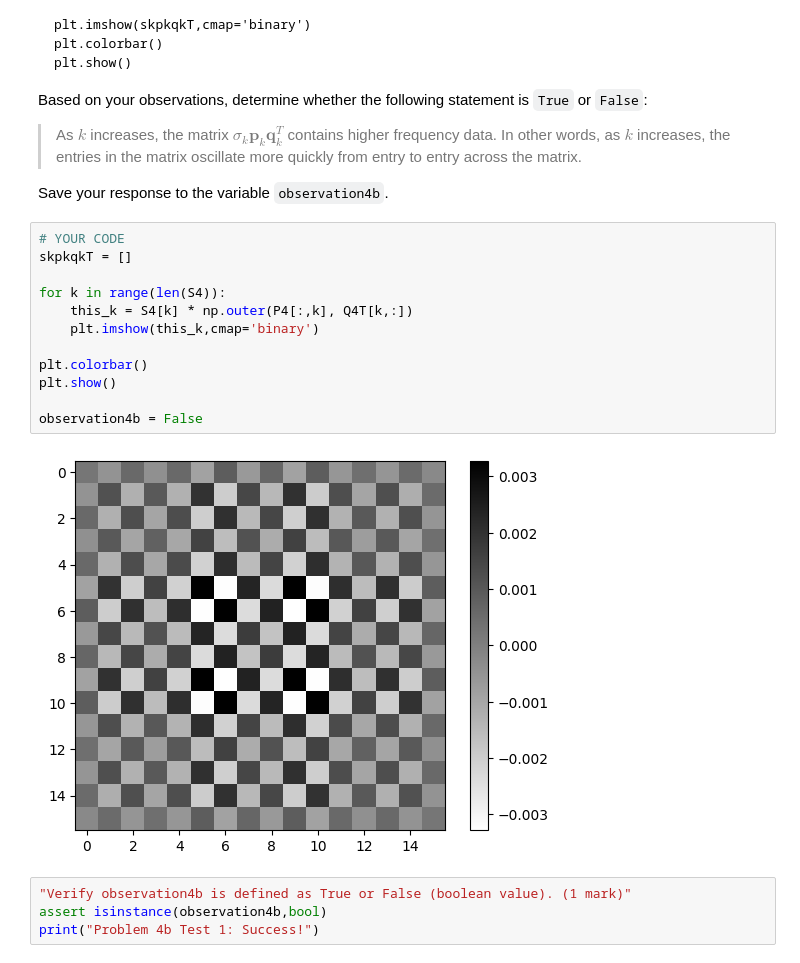
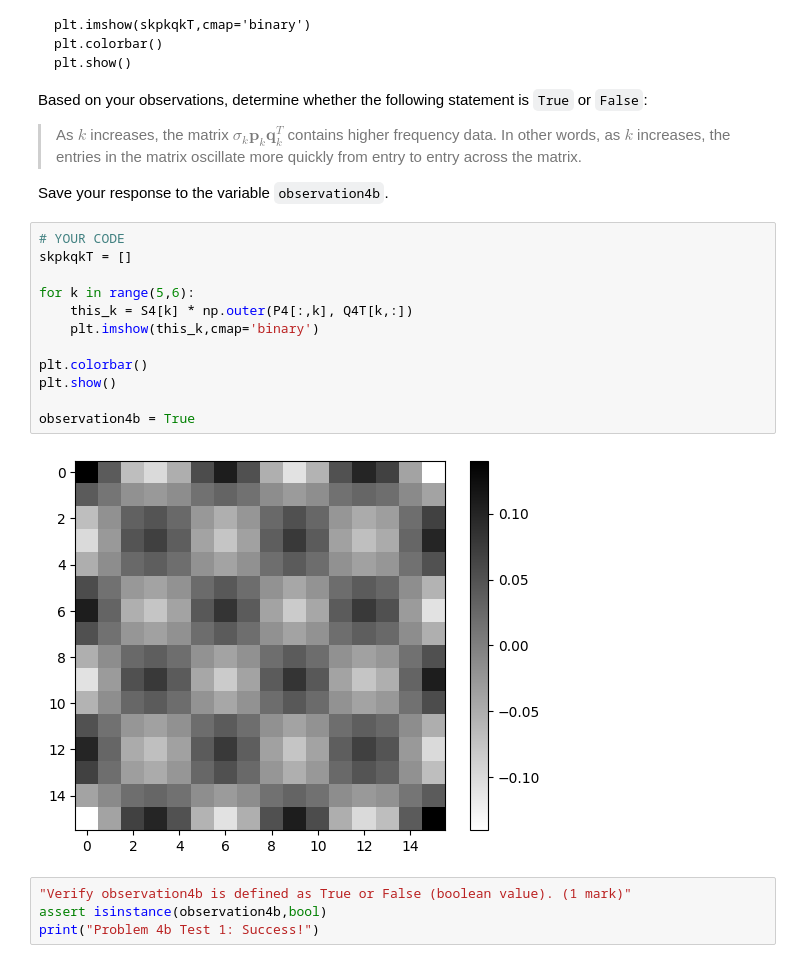
Before and after one commit to ejb1733/MATH307, a Jupyter notebook: assignment3.ipynb, the cells around one changed output. Saved outputs shown, nothing was run; the diff lists cells and outputs as text.

```diff
--- a/assignment3.ipynb
+++ b/assignment3.ipynb
@@ -314,17 +314,17 @@ Save your response to the variable `observation4b`.
 # %%
 # YOUR CODE
 skpkqkT = []
 
-for k in range(len(S4)):
+for k in range(5,6):
     this_k = S4[k] * np.outer(P4[:,k], Q4T[k,:])
     plt.imshow(this_k,cmap='binary')
 
 plt.colorbar()
 plt.show()
 
-observation4b = False
+observation4b = True
 # %% [output]
-[figure, old version]
+[figure, new version]
 # %%
 "Verify observation4b is defined as True or False (boolean value). (1 mark)"
 assert isinstance(observation4b,bool)
```
Also changed, not shown: parts of 1 cell of this notebook.
